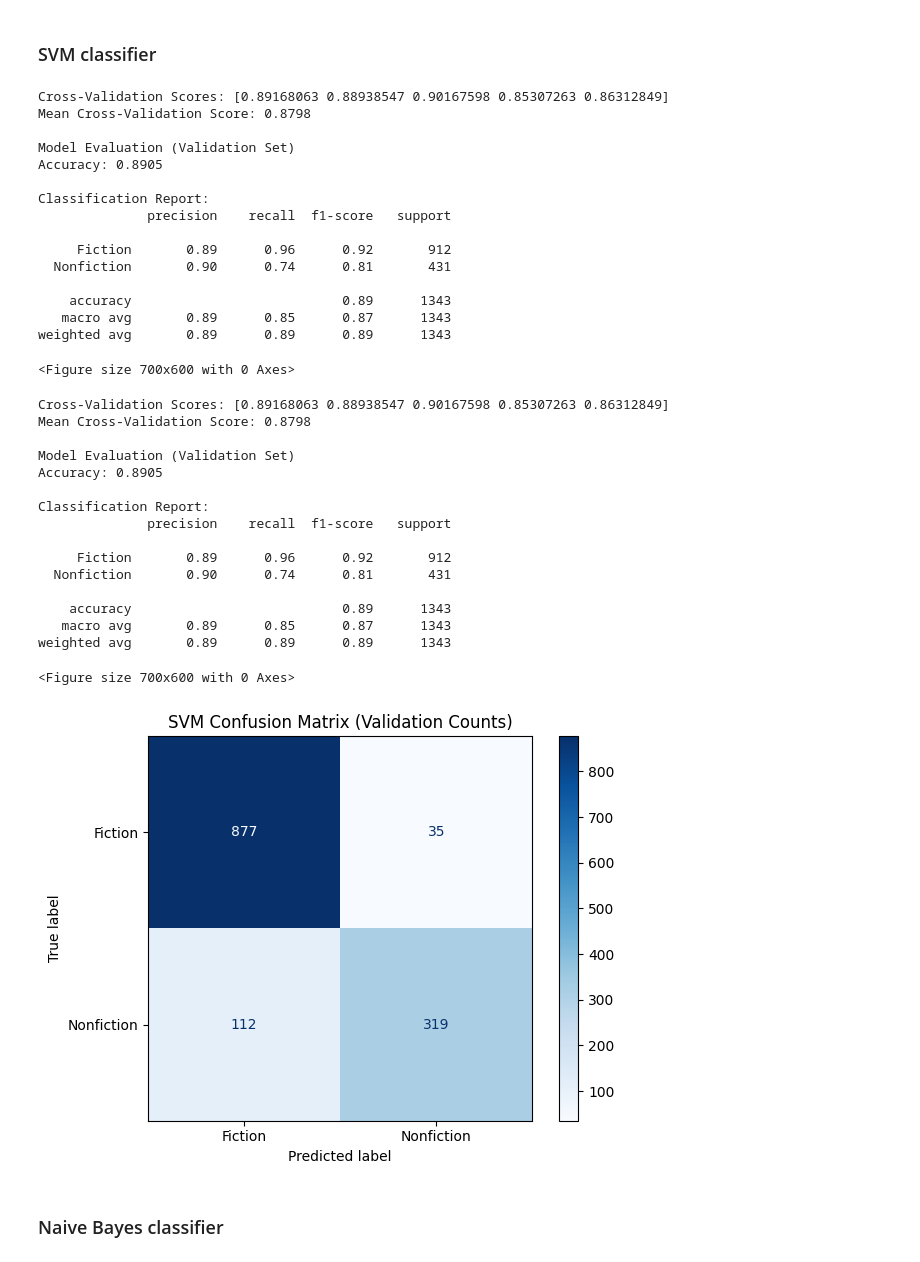
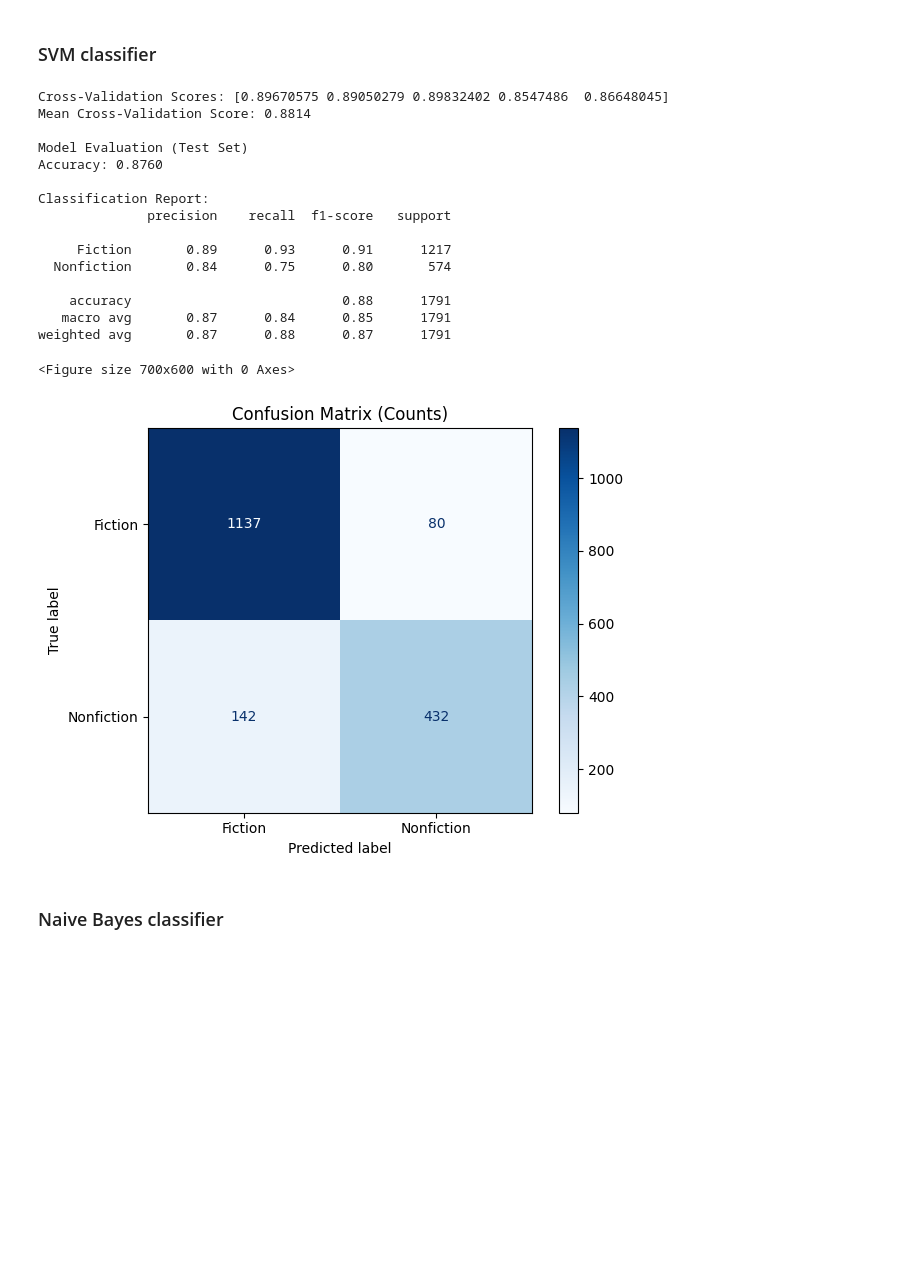
Before and after one commit to Yaser0l/Project-1, a Jupyter notebook: notebooks/EDA.ipynb, the cells around one changed output. Cells and saved outputs as stored; diff of their text form; code cells hidden in the pictures; blank space fills up the shorter version.

```diff
--- a/notebooks/EDA.ipynb
+++ b/notebooks/EDA.ipynb
@@ -596,17 +596,7 @@ from sklearn.metrics import accuracy_score
 X = tfidf_matrix
 y = df_final["genre_group"]
 
-# Train / Val / Test split (stratified)
-# Example: 70% train, 15% val, 15% test
-X_train, X_temp, y_train, y_temp = train_test_split(
-    X, y, test_size=0.30, random_state=42, stratify=y
+# Split (use stratify to keep label proportions)
+X_train, X_test, y_train, y_test = train_test_split(
+    X, y, test_size=0.2, random_state=42, stratify=y
  )
-
-X_val, X_test, y_val, y_test = train_test_split(
-    X_temp, y_temp, test_size=0.50, random_state=42, stratify=y_temp
- )
-
-print("Split sizes:")
-print(f"  Train: {X_train.shape[0]} samples")
-print(f"  Val:   {X_val.shape[0]} samples")
-print(f"  Test:  {X_test.shape[0]} samples")
@@ -620,74 +605,55 @@ Split sizes:
 # %%
 from sklearn.svm import LinearSVC
 
-# Train on TRAIN set
-svm_classifier = LinearSVC(random_state=42, C=1.0)
+svm_classifier = LinearSVC(random_state=42, C=1.0, class_weight='balanced')
 svm_classifier.fit(X_train, y_train)
 
-# Predict on VALIDATION set
-svm_val_pred = svm_classifier.predict(X_val)
+svm_y_pred = svm_classifier.predict(X_test)
 
-# Evaluation (Validation)
+# Evaluation
 labels_order = sorted(y.unique())
 
-# Optional (can be slow). This CV uses the full dataset X,y.
 cv_scores = cross_val_score(svm_classifier, X, y, cv=5, scoring="accuracy")
 print(f"Cross-Validation Scores: {cv_scores}")
 print(f"Mean Cross-Validation Score: {np.mean(cv_scores):.4f}")
 
-print("\nModel Evaluation (Validation Set)")
-print(f"Accuracy: {accuracy_score(y_val, svm_val_pred):.4f}")
+print("\nModel Evaluation (Test Set)")
+print(f"Accuracy: {accuracy_score(y_test, svm_y_pred):.4f}")
 
 print("\nClassification Report:")
-print(classification_report(y_val, svm_val_pred, labels=labels_order, target_names=labels_order))
+print(classification_report(y_test, svm_y_pred, labels=labels_order, target_names=labels_order))
 
 # Confusion matrix (COUNTS ONLY)
 plt.figure(figsize=(7, 6))
 ConfusionMatrixDisplay.from_predictions(
-    y_val,
-    svm_val_pred,
+    y_test,
+    svm_y_pred,
     labels=labels_order,
     display_labels=labels_order,
     cmap="Blues",
     values_format="d",
  )
-plt.title("SVM Confusion Matrix (Validation Counts)")
+plt.title("Confusion Matrix (Counts)")
 plt.tight_layout()
 plt.show()
 # %% [output]
-Cross-Validation Scores: [0.89168063 0.88938547 0.90167598 0.85307263 0.86312849]
-Mean Cross-Validation Score: 0.8798
+Cross-Validation Scores: [0.89670575 0.89050279 0.89832402 0.8547486  0.86648045]
+Mean Cross-Validation Score: 0.8814
 
-Model Evaluation (Validation Set)
-Accuracy: 0.8905
+Model Evaluation (Test Set)
+Accuracy: 0.8760
 
 Classification Report:
               precision    recall  f1-score   support
 
-     Fiction       0.89      0.96      0.92       912
-  Nonfiction       0.90      0.74      0.81       431
+     Fiction       0.89      0.93      0.91      1217
+  Nonfiction       0.84      0.75      0.80       574
 
-    accuracy                           0.89      1343
-   macro avg       0.89      0.85      0.87      1343
-weighted avg       0.89      0.89      0.89      1343
+    accuracy                           0.88      1791
+   macro avg       0.87      0.84      0.85      1791
+weighted avg       0.87      0.88      0.87      1791
 <Figure size 700x600 with 0 Axes>
-Cross-Validation Scores: [0.89168063 0.88938547 0.90167598 0.85307263 0.86312849]
-Mean Cross-Validation Score: 0.8798
-
-Model Evaluation (Validation Set)
-Accuracy: 0.8905
-
-Classification Report:
-              precision    recall  f1-score   support
-
-     Fiction       0.89      0.96      0.92       912
-  Nonfiction       0.90      0.74      0.81       431
-
-    accuracy                           0.89      1343
-   macro avg       0.89      0.85      0.87      1343
-weighted avg       0.89      0.89      0.89      1343
-<Figure size 700x600 with 0 Axes>
-[figure, old version]
+[figure, new version]
 # %% [markdown]
 ### Naive Bayes classifier
 # %%
```
Also changed, not shown: parts of 2 cells of this notebook.
